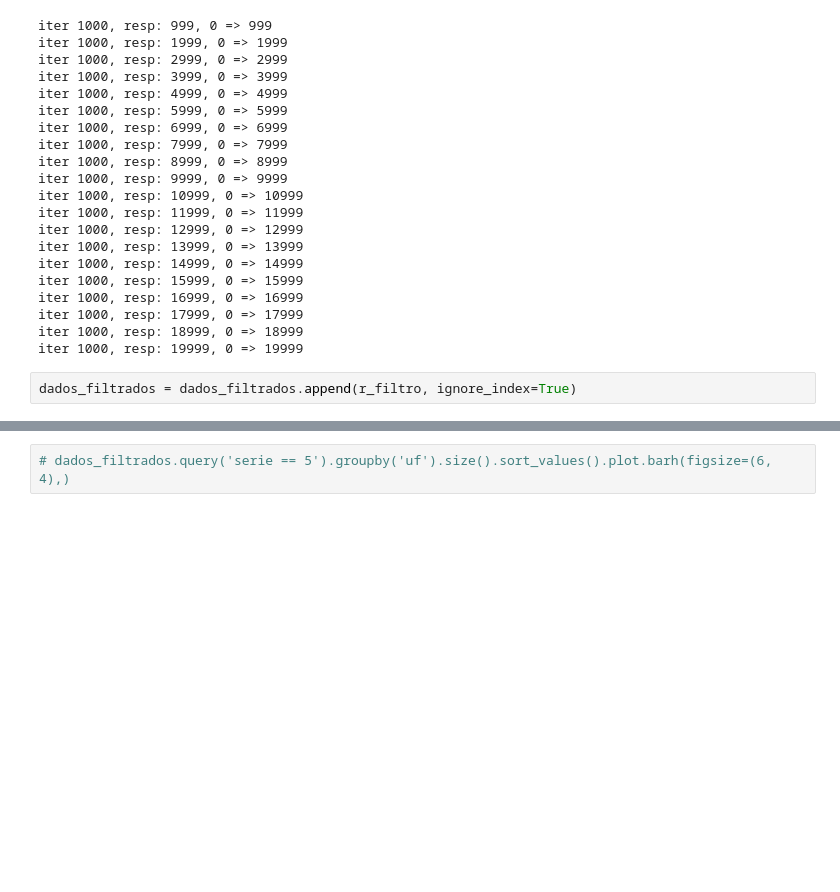
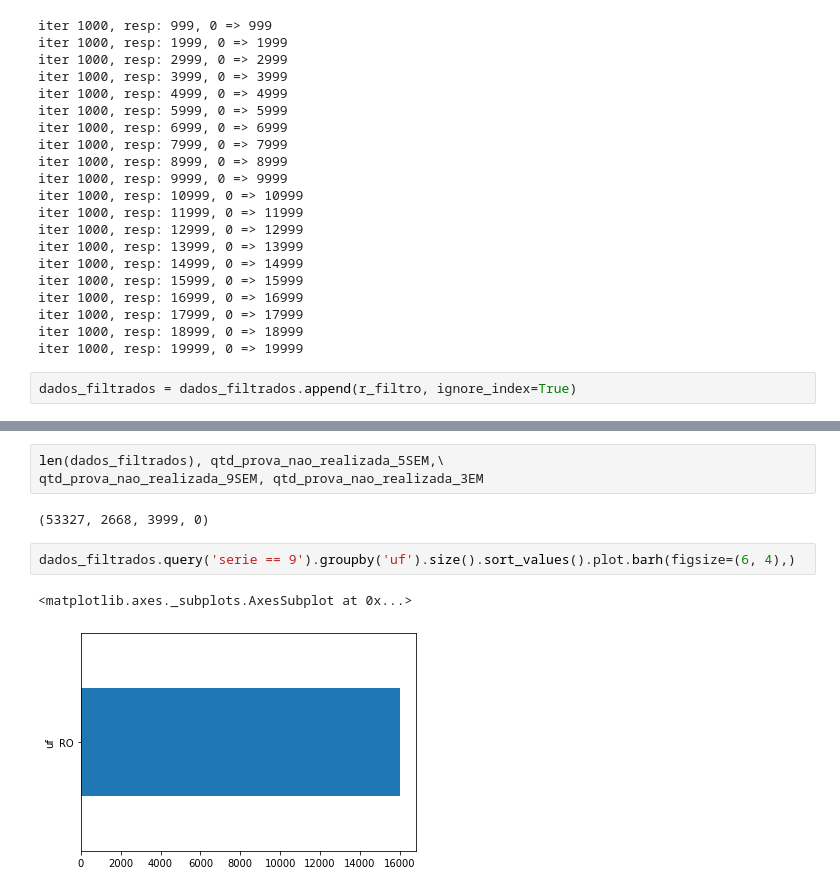
Before and after one commit to GomesDosSantos/AnaliseANEB, a Jupyter notebook: Livro.ipynb, the cells around one changed output, grey strips where cells are left out. Saved outputs shown, nothing was run; the diff lists cells and outputs as text; blank space fills up the shorter version.

```diff
--- a/Livro.ipynb
+++ b/Livro.ipynb
@@ -442,3 +476,11 @@ dados_filtrados = dados_filtrados.append(r_filtro, ignore_index=True)
+# %%
+len(dados_filtrados), qtd_prova_nao_realizada_5SEM,\
+qtd_prova_nao_realizada_9SEM, qtd_prova_nao_realizada_3EM
+# %% [output]
+(53327, 2668, 3999, 0)
 # %%
-# dados_filtrados.query('serie == 5').groupby('uf').size().sort_values().plot.barh(figsize=(6, 4),)
+dados_filtrados.query('serie == 9').groupby('uf').size().sort_values().plot.barh(figsize=(6, 4),)
+# %% [output]
+<matplotlib.axes._subplots.AxesSubplot at 0x...>
+[figure, added]
 # %%
```
Also changed, not shown: parts of 65 cells of this notebook.
